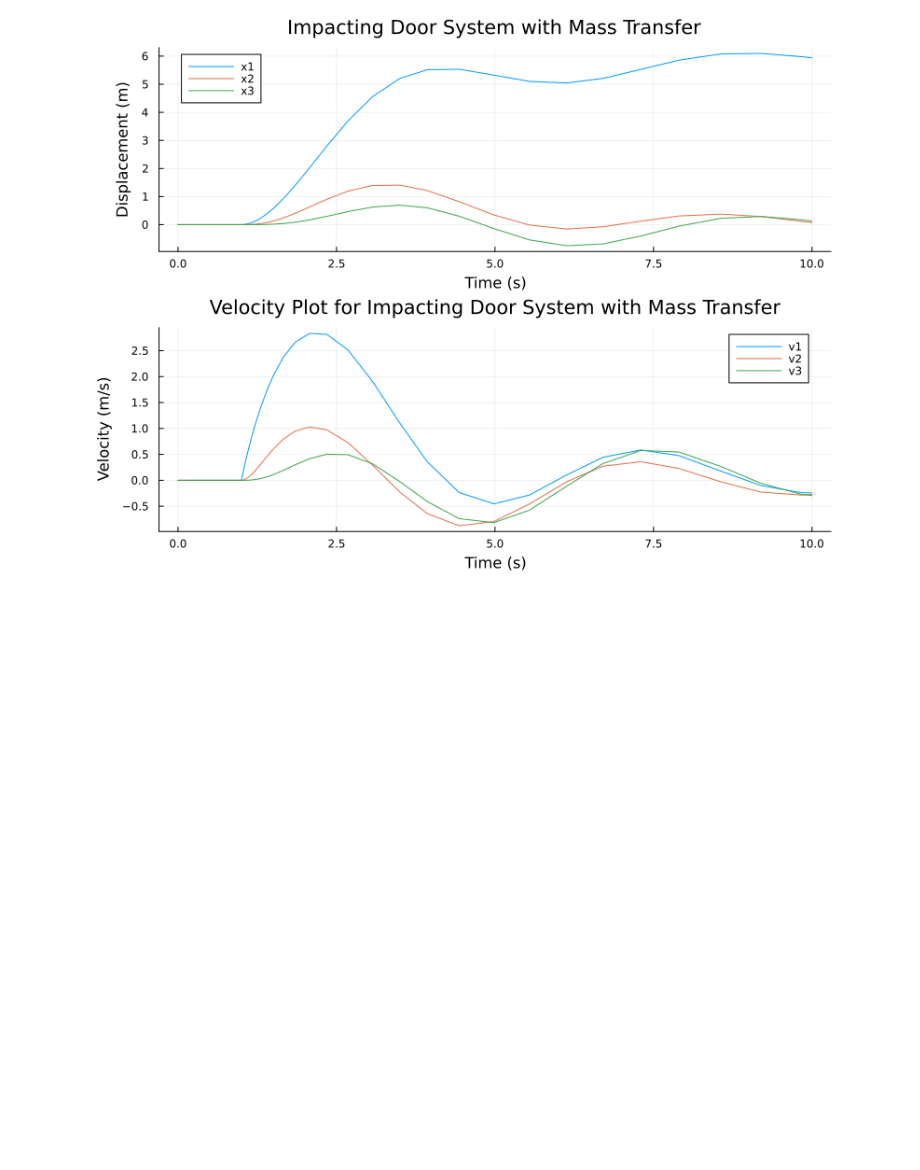
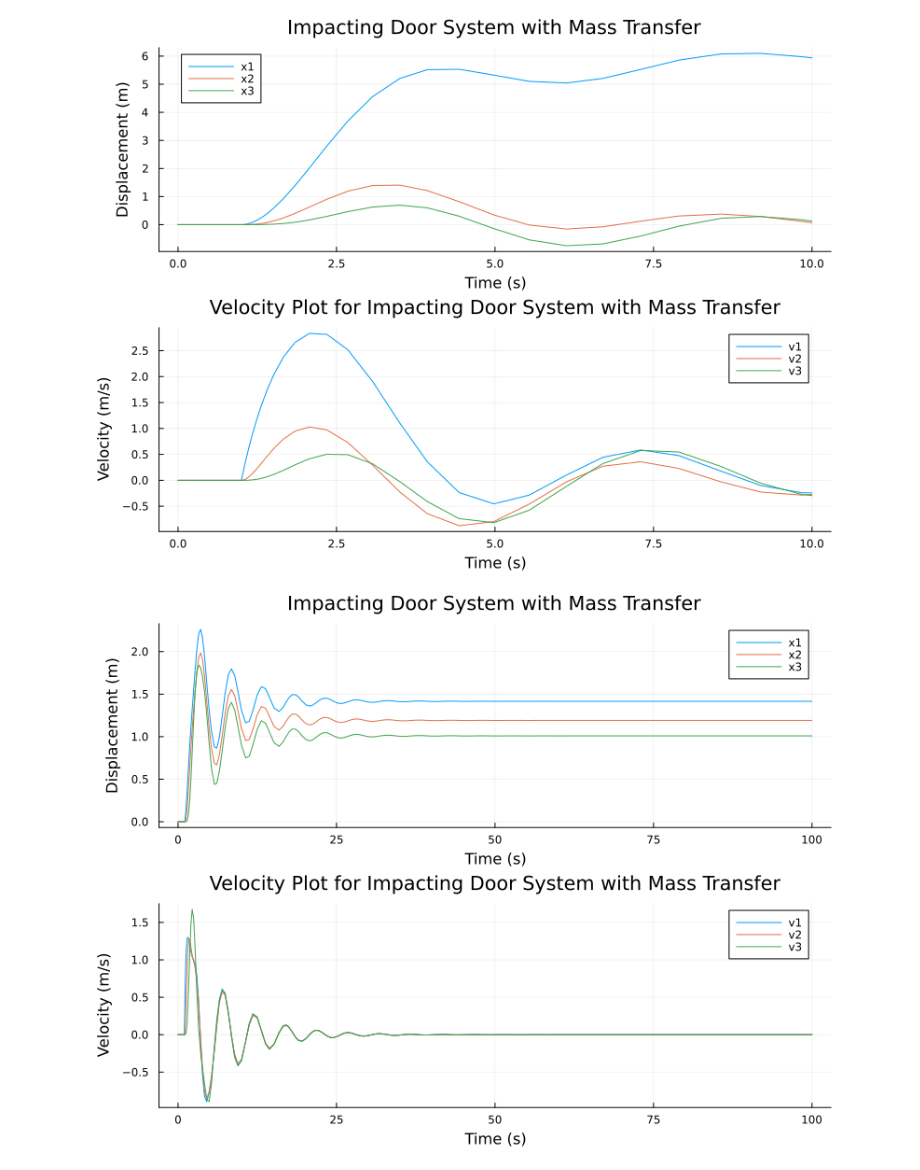
Before and after one commit to mrsalveen/Finite-Element-Model, a Jupyter notebook: massPoint1.ipynb, the cells around one changed output. Cells and saved outputs as stored; diff of their text form; code cells hidden in the pictures; blank space fills up the shorter version.

Commit message:
adding sketch for impact on 3pm

```diff
--- a/massPoint1.ipynb
+++ b/massPoint1.ipynb
@@ -569,3 +569,60 @@ title!("Velocity Plot for Impacting Door System with Mass Transfer")
 plot(p1, p2, layout=(2,1), size=(800,600))
 # %% [output]
 [figure]
+# %%
+# Implementing mass transfer between the three masses
+function impacting_door_3_mass_transfer!(du,u,p,t)
+    impacting_door_3!(du,u,p,t)
+    x1 = u[1]
+    x2 = u[2]
+    x3 = u[3]
+    v1 = u[4]
+    v2 = u[5]
+    v3 = u[6]
+    k1 = p[1]
+    k2 = p[2]
+    k3 = p[3]
+    c1 = p[4]
+    c2 = p[5]
+    c3 = p[6]
+    m1 = p[7]
+    m2 = p[8]
+    m3 = p[9]
+    ω₀ = p[10]
+    F = ifelse(t >= 1.0, 6.0, 0.0) # Impulse force at t = 2.0 seconds
+
+    # Implement mass transfer
+    du[4] -= k1*(x1 - x2) / m1 + k2*(x2 - x3) / m2
+    du[5] += k1*(x1 - x2) / m2
+    du[6] += k2*(x2 - x3) / m3
+    du[4] += k3*(x1 - x3) / m1
+    du[6] -= k3*(x1 - x3) / m3
+end
+
+
+# Define initial conditions and parameter values
+u0 = [0.0, 0.0, 0.0, 0.0, 0.0, 0.0] # [x1, x2, x3, v1, v2, v3]
+p = [10.0, 5.0, 2.0, 2.0, 1.0, 1.0, 1.0, 1.0, 1.0, 1.0] # [k1, k2, k3, c1, c2, c3, m1, m2, m3, ω₀]
+
+# Solve the system of differential equations
+prob = ODEProblem(impacting_door_3_mass_transfer!, u0, (0.0, 100.0), p)
+sol = solve(prob)
+
+# Plot the solution
+p1 = plot(sol.t, sol[1,:], label="x1")
+plot!(sol.t, sol[2,:], label="x2")
+plot!(sol.t, sol[3,:], label="x3")
+xlabel!("Time (s)")
+ylabel!("Displacement (m)")
+title!("Impacting Door System with Mass Transfer")
+
+p2 = plot(sol.t, sol[4,:], label="v1")
+plot!(sol.t, sol[5,:], label="v2")
+plot!(sol.t, sol[6,:], label="v3")
+xlabel!("Time (s)")
+ylabel!("Velocity (m/s)")
+title!("Velocity Plot for Impacting Door System with Mass Transfer")
+
+plot(p1, p2, layout=(2,1), size=(800,600))
+# %% [output]
+[figure, added]
```
